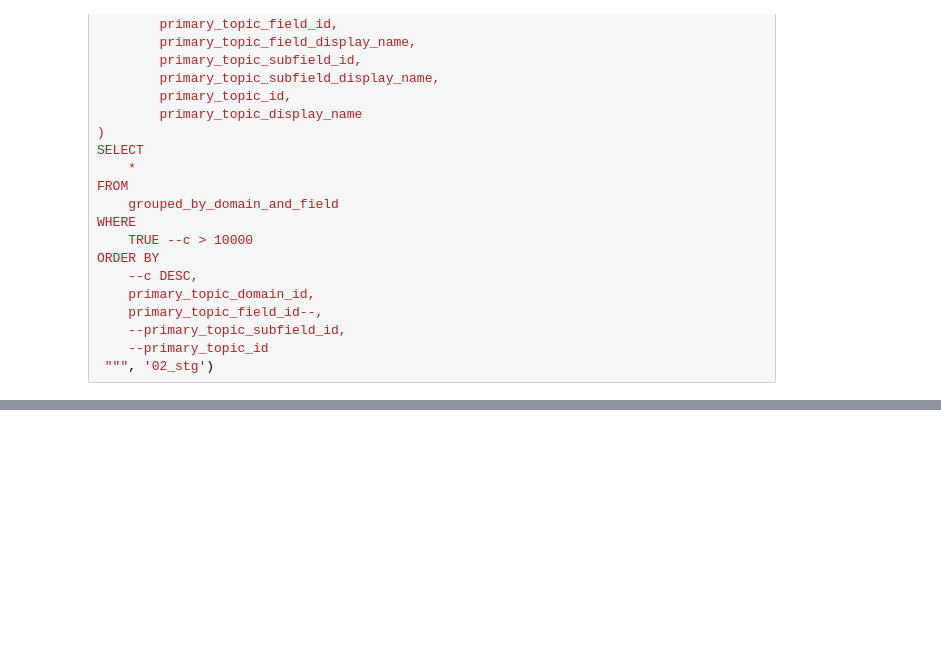
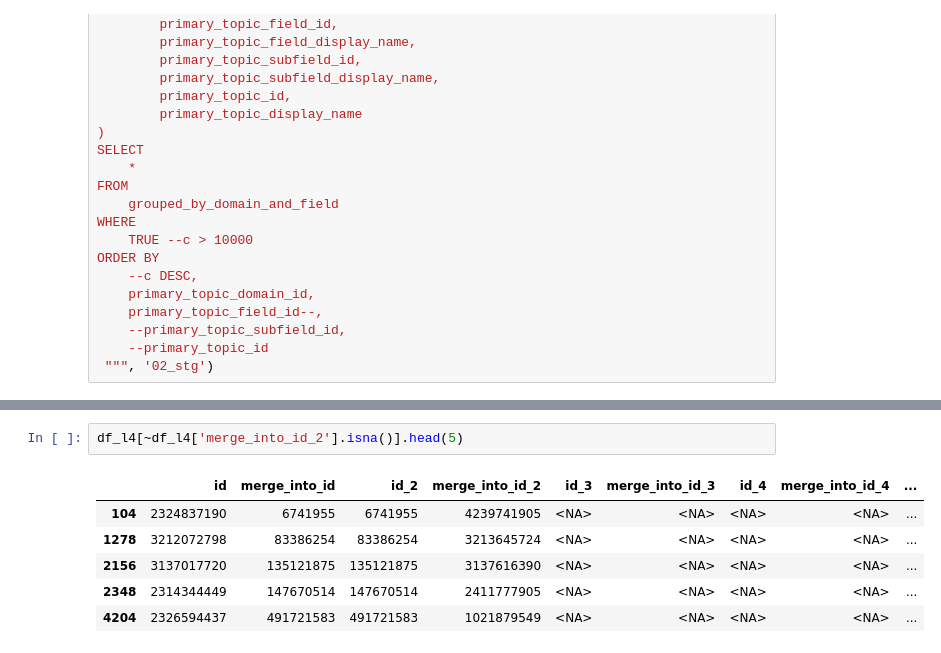
Before and after one commit to ka-steve/sagemaker_research_classification, a Jupyter notebook: src/03_exploration/03_11_explore_openalex_works.ipynb, the cells around one changed output, grey strips where cells are left out. Drawn from its saved outputs; the diff is of its cells as text; blank space fills up the shorter version.

```diff
--- a/src/03_exploration/03_11_explore_openalex_works.ipynb
+++ b/src/03_exploration/03_11_explore_openalex_works.ipynb
@@ -427,0 +542,9 @@ ORDER BY
+# %%
+df_l4[~df_l4['merge_into_id_2'].isna()].head(5)
+# %% [output]
+|  | id | merge_into_id | id_2 | merge_into_id_2 | id_3 | merge_into_id_3 | id_4 | merge_into_id_4 | ... |
+| 104 | 2324837190 | 6741955 | 6741955 | 4239741905 | <NA> | <NA> | <NA> | <NA> | ... |
+| 1278 | 3212072798 | 83386254 | 83386254 | 3213645724 | <NA> | <NA> | <NA> | <NA> | ... |
+| 2156 | 3137017720 | 135121875 | 135121875 | 3137616390 | <NA> | <NA> | <NA> | <NA> | ... |
+| 2348 | 2314344449 | 147670514 | 147670514 | 2411777905 | <NA> | <NA> | <NA> | <NA> | ... |
+| 4204 | 2326594437 | 491721583 | 491721583 | 1021879549 | <NA> | <NA> | <NA> | <NA> | ... |
```
Also changed, not shown: parts of 13 cells of this notebook, 1 other file.
